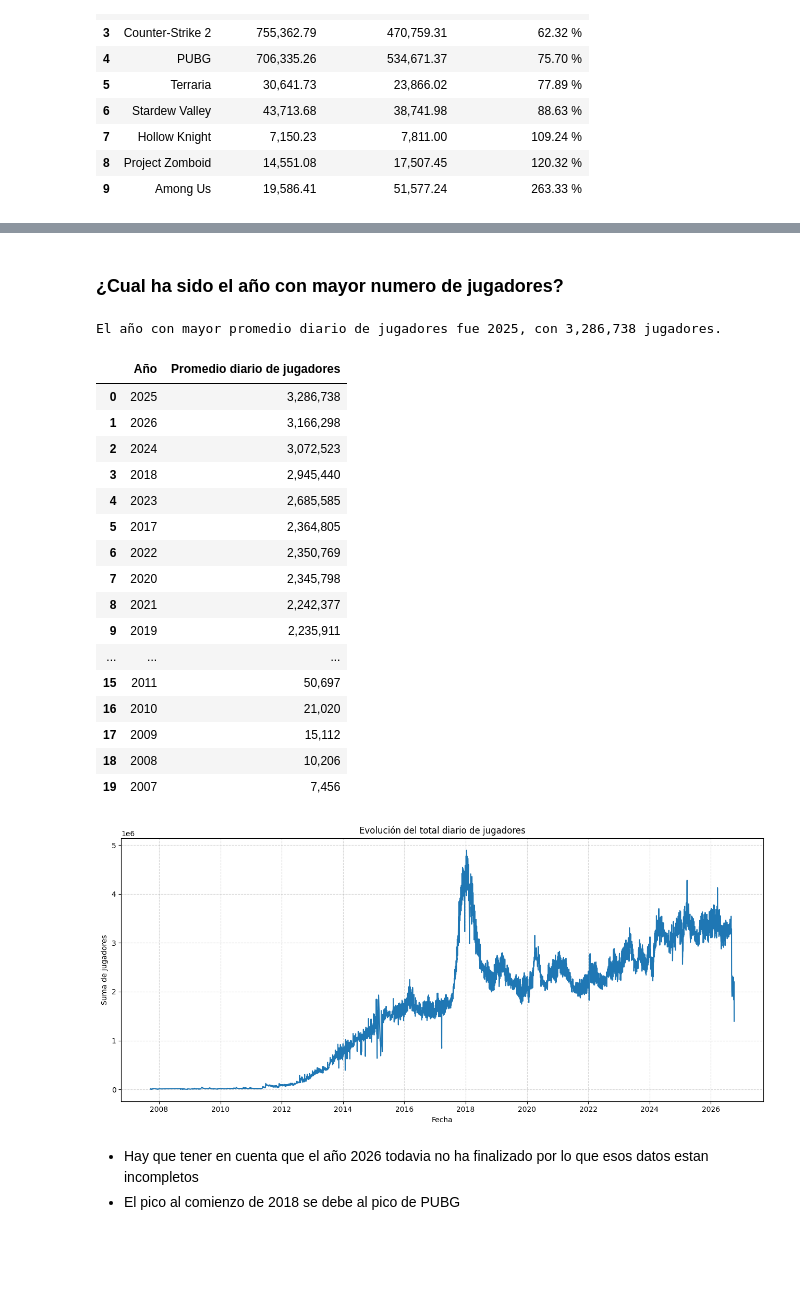
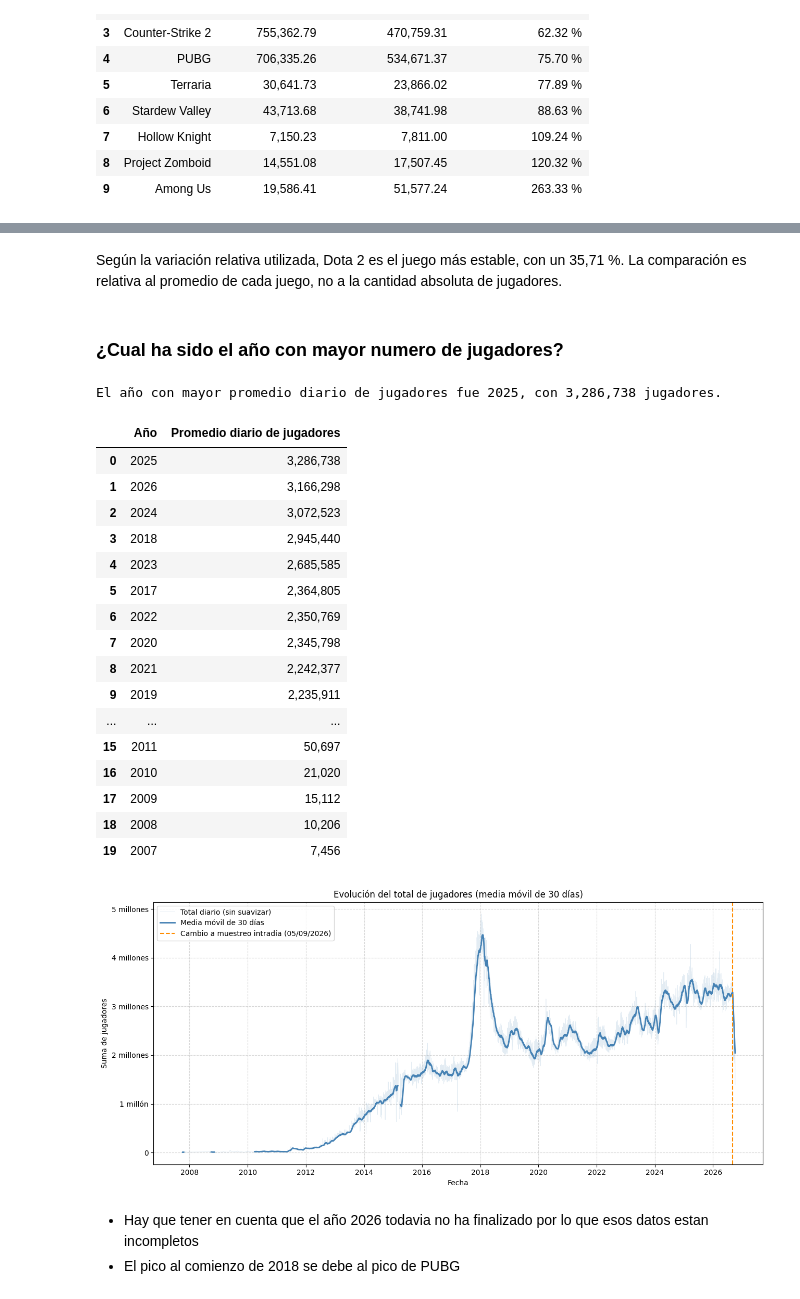
Before and after one commit to ai-somorrostro/Grupo2, a Jupyter notebook: SBD/steam_notebook.ipynb, the cells around one changed output, grey strips where cells are left out. Cells and saved outputs as stored; diff of their text form; code cells hidden in the pictures; blank space fills up the shorter version.

```diff
--- a/SBD/steam_notebook.ipynb
+++ b/SBD/steam_notebook.ipynb
@@ -802,3 +831,5 @@ plt.show()
+# %% [markdown]
+Según la variación relativa utilizada, Dota 2 es el juego más estable, con un 35,71 %. La comparación es relativa al promedio de cada juego, no a la cantidad absoluta de jugadores.
 # %% [markdown]
 ### ¿Cual ha sido el año con mayor numero de jugadores?
 # %%
@@ -828,41 +859,53 @@ else:
         f"El año con mayor promedio diario de jugadores fue "
         f"{int(mejor_anio['Año'])}, con "
         f"{mejor_anio['Promedio diario de jugadores']:,.0f} jugadores."
     )
 
     tabla(anual_jugadores, {"Promedio diario de jugadores": "{:,.0f}"})
 
-    plt.figure(figsize=(13, 6))
-    plt.plot(
-        anual_total["Fecha"],
-        anual_total["Total de jugadores"],
-        linewidth=1.5,
+    anual_serie = anual_total.set_index("Fecha")["Total de jugadores"].sort_index()
+    anual_suavizada = anual_serie.rolling("30D", min_periods=15).mean()
+
+    fig, ax = plt.subplots(figsize=(13, 6))
+    ax.plot(
+        anual_serie.index, anual_serie,
+        color="steelblue", alpha=0.15, linewidth=0.7,
+        label="Total diario (sin suavizar)",
     )
-    ax = plt.gca()
-    configurar(ax, "Evolución del total diario de jugadores",
+    ax.plot(
+        anual_suavizada.index, anual_suavizada,
+        color="steelblue", linewidth=2,
+        label="Media móvil de 30 días",
+    )
+    ax.axvline(
+        pd.Timestamp("2026-09-05"), color="darkorange", linestyle="--",
+        label="Cambio a muestreo intradía (05/09/2026)",
+    )
+    configurar(ax, "Evolución del total de jugadores (media móvil de 30 días)",
                "Fecha", "Suma de jugadores")
+    ax.legend()
     plt.tight_layout()
     plt.show()
 # %% [output]
 El año con mayor promedio diario de jugadores fue 2025, con 3,286,738 jugadores.
 |  | Año | Promedio diario de jugadores |
 | 0 | 2025 | 3,286,738 |
 | 1 | 2026 | 3,166,298 |
 | 2 | 2024 | 3,072,523 |
 | 3 | 2018 | 2,945,440 |
 | 4 | 2023 | 2,685,585 |
 | 5 | 2017 | 2,364,805 |
 | 6 | 2022 | 2,350,769 |
 | 7 | 2020 | 2,345,798 |
 | 8 | 2021 | 2,242,377 |
 | 9 | 2019 | 2,235,911 |
 | ... | ... | ... |
 | 15 | 2011 | 50,697 |
 | 16 | 2010 | 21,020 |
 | 17 | 2009 | 15,112 |
 | 18 | 2008 | 10,206 |
 | 19 | 2007 | 7,456 |
-[figure, old version]
+[figure, new version]
 # %% [markdown]
 - Hay que tener en cuenta que el año 2026 todavia no ha finalizado por lo que esos datos estan incompletos
 - El pico al comienzo de 2018 se debe al pico de PUBG
```
Also changed, not shown: parts of 31 cells of this notebook, 8 other files.
